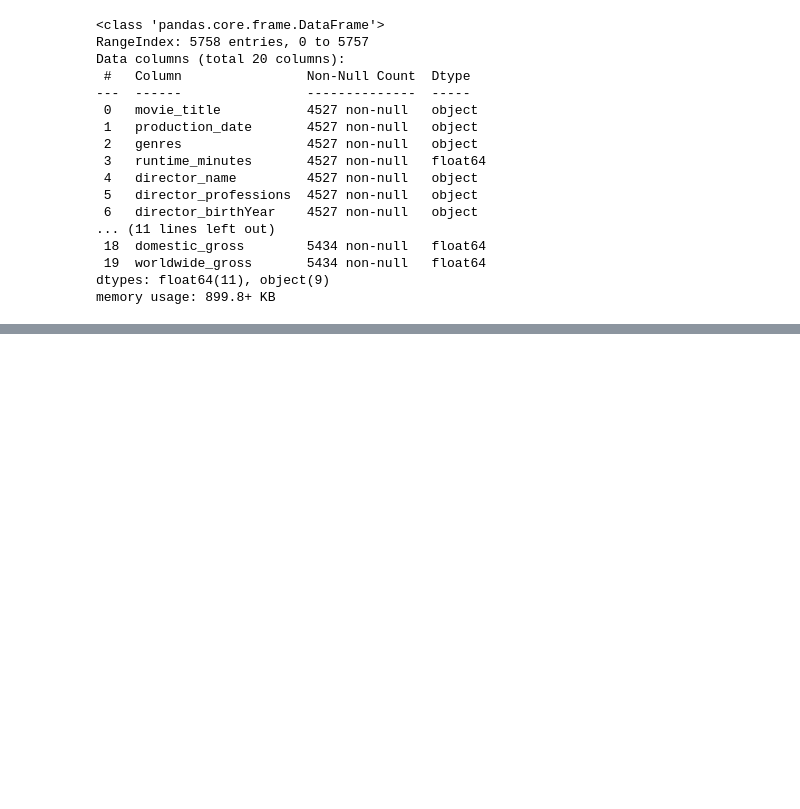
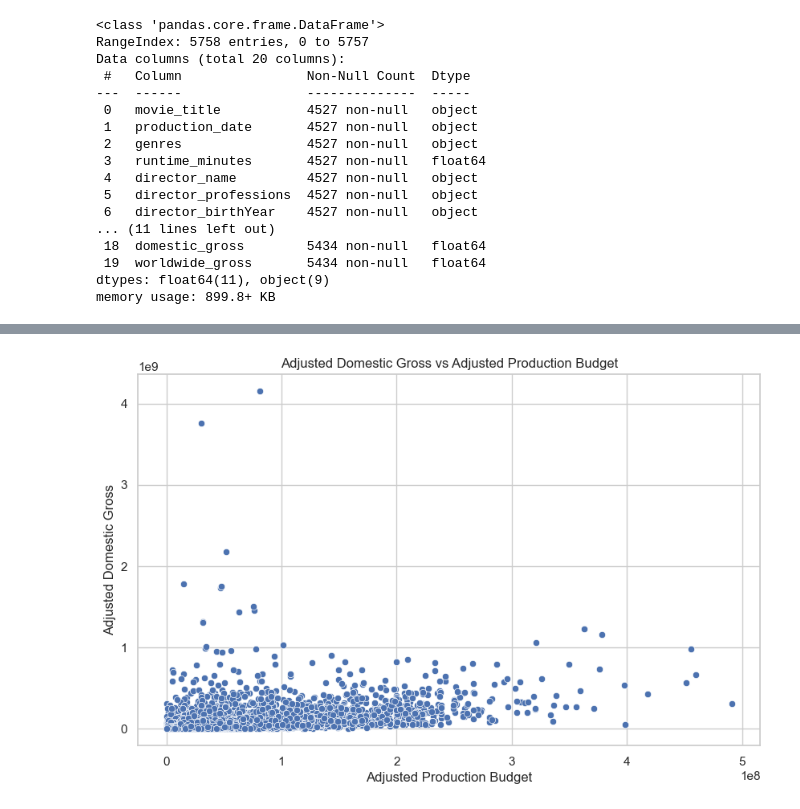
Before and after one commit to bocekout/A_Guide_to_Box_Office_Success, a Jupyter notebook: Ricky_nb.ipynb, the cells around one changed output, grey strips where cells are left out. Drawn from its saved outputs; the diff is of its cells as text; code cells hidden in the pictures; blank space fills up the shorter version.

```diff
--- a/Ricky_nb.ipynb
+++ b/Ricky_nb.ipynb
@@ -191,0 +363,12 @@ money_data.head()
+# %%
+#Domestic Revenue and Production Budget Adjusted with Scatter Plot
+plt.figure(figsize=(10, 6))
+sns.scatterplot(x=money_data['adjusted_production_budget'], y=money_data['adjusted_domestic_gross'])
+
+plt.xlabel('Adjusted Production Budget')
+plt.ylabel('Adjusted Domestic Gross')
+plt.title('Adjusted Domestic Gross vs Adjusted Production Budget')
+plt.grid(True)
+plt.show()
+# %% [output]
+[figure, added]
```
Also changed, not shown: parts of 33 cells of this notebook.
